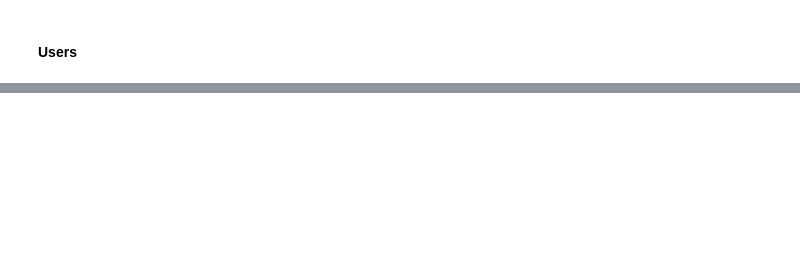
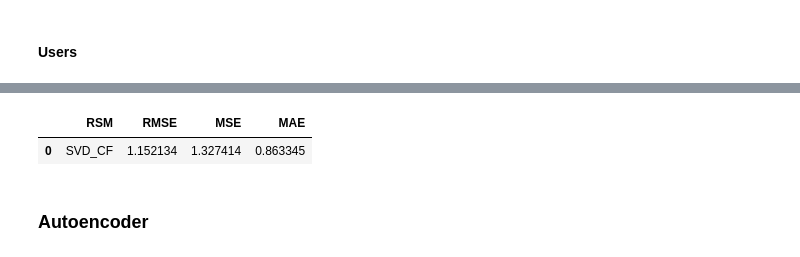
Before and after one commit to comsavvy/Book-recommendation-system-project, a Jupyter notebook: walkthrough.ipynb, the cells around one changed output, grey strips where cells are left out. Saved outputs shown, nothing was run; the diff lists cells and outputs as text; code cells hidden in the pictures; blank space fills up the shorter version.

```diff
--- a/walkthrough.ipynb
+++ b/walkthrough.ipynb
@@ -542,0 +429,11 @@ rmodel.recommended_books_table()
+# %%
+# Load your dataset
+reader = Reader(rating_scale=(1, 10))  # Define the rating scale
+data = Dataset.load_from_df(ratings, reader)
+# %%
+# Split the data into train and test sets (80% train, 20% test)
+trainset, testset = train_test_split(data, test_size=0.2, random_state=42)
+# %%
+# Create and train an SVD-based collaborative filtering model
+model = SVD()
+cross_validate(model, data, measures=['MAE', 'MSE', 'RMSE'], cv=5, verbose=True)
@@ -542,0 +462,2 @@ rmodel.recommended_books_table()
+# %%
+predictions = model.test(testset)
@@ -542,0 +471,11 @@ rmodel.recommended_books_table()
+# %%
+performance = pd.DataFrame([["SVD_CF", accuracy.rmse(predictions, verbose=False),
+                                 accuracy.mse(predictions, verbose=False), accuracy.mae(predictions, verbose=False)]],
+                                  columns=["RSM", "RMSE", "MSE", "MAE"], )
+
+performance
+# %% [output]
+|  | RSM | RMSE | MSE | MAE |
+| 0 | SVD_CF | 1.152134 | 1.327414 | 0.863345 |
+# %% [markdown]
+### Autoencoder
```
Also changed, not shown: parts of 42 cells of this notebook.
